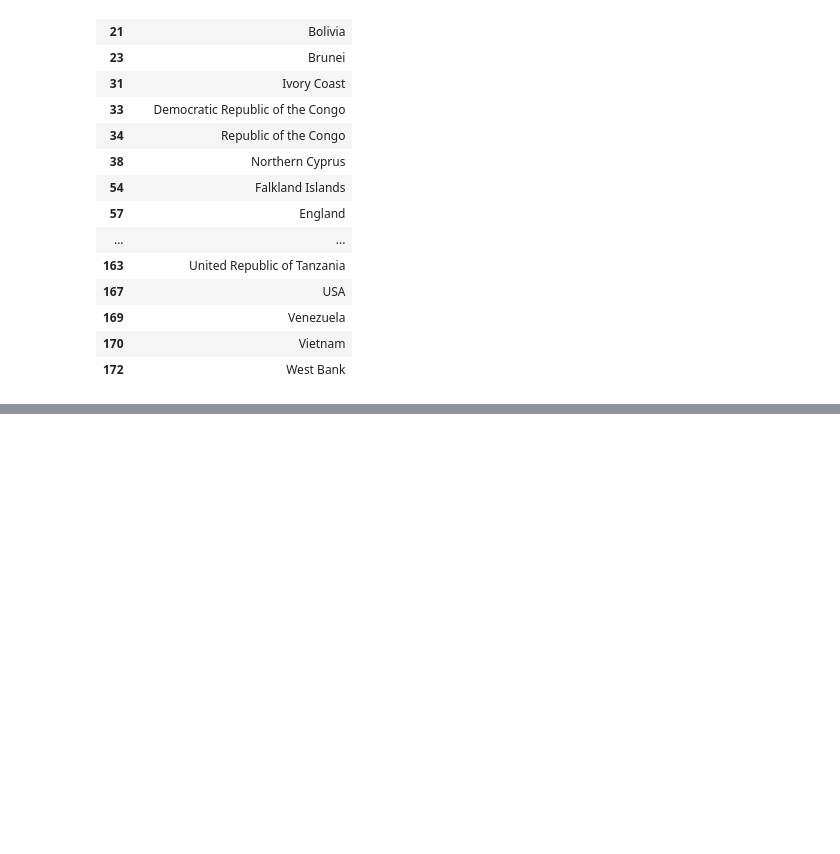
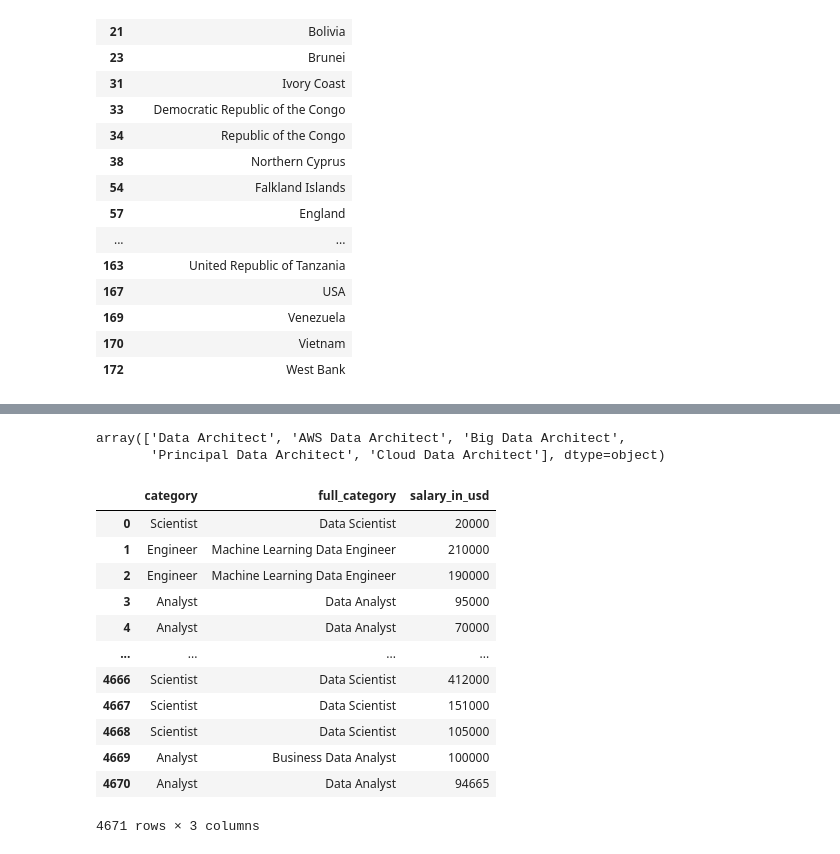
Before and after one commit to daphneyyy/dsc106-final-project, a Jupyter notebook: dsc106_project.ipynb, the cells around one changed output, grey strips where cells are left out. Drawn from its saved outputs; the diff is of its cells as text; code cells hidden in the pictures; blank space fills up the shorter version.

```diff
--- a/dsc106_project.ipynb
+++ b/dsc106_project.ipynb
@@ -321,0 +322,64 @@ geo[~geo['countryA'].isin(country_code['Name'])]
+# %%
+data[data['job_title'].str.contains('Arch')]['job_title'].unique()
+# %% [output]
+array(['Data Architect', 'AWS Data Architect', 'Big Data Architect',
+       'Principal Data Architect', 'Cloud Data Architect'], dtype=object)
+# %%
+def category(x):
+    x = x.lower()
+    if 'ana' in x:
+        return 'Analyst'
+    elif 'eng' in x:
+        return 'Engineer'
+    elif 'arch' in x:
+        return 'Architect'
+    elif 'sci' in x:
+        return 'Scientist'
+    elif 'developer' in x:
+        return 'Developer'
+    else:
+        return 'Others'
+# %%
+def sub_category(x):
+    x = x.lower()
+    if 'machine learning' in x or 'ml' in x:
+        return 'Machine Learning'
+    elif 'deep learning' in x or 'dl' in x:
+        return 'Deep Learning'
+    elif 'business intelligence' in x or 'bi' in x:
+        return 'Business Intelligence'
+    elif 'big data' in x or 'bd' in x:
+        return 'Big Data'
+    elif 'cloud' in x or 'aws' in x or 'azure' in x or 'gcp' in x:
+        return 'Cloud'
+    elif 'finan' in x or 'business' in x:
+        return 'Business'
+    else:
+        return 'Others'
+# %%
+data['category'] = data['job_title'].apply(category)
+data['sub_category'] = data['job_title'].apply(sub_category)
+
+def assign_full_category(row):
+    if row['sub_category'] != 'Others':
+        return row['sub_category'] + ' Data ' + row['category']
+    else:
+        return 'Data ' + row['category']
+
+data['full_category'] = data.apply(assign_full_category, axis=1)
+# %%
+data[['category', 'full_category', 'salary_in_usd']]
+# %% [output]
+|  | category | full_category | salary_in_usd |
+| 0 | Scientist | Data Scientist | 20000 |
+| 1 | Engineer | Machine Learning Data Engineer | 210000 |
+| 2 | Engineer | Machine Learning Data Engineer | 190000 |
+| 3 | Analyst | Data Analyst | 95000 |
+| 4 | Analyst | Data Analyst | 70000 |
+| ... | ... | ... | ... |
+| 4666 | Scientist | Data Scientist | 412000 |
+| 4667 | Scientist | Data Scientist | 151000 |
+| 4668 | Scientist | Data Scientist | 105000 |
+| 4669 | Analyst | Business Data Analyst | 100000 |
+| 4670 | Analyst | Data Analyst | 94665 |
+4671 rows × 3 columns
```
Also changed, not shown: parts of 5 cells of this notebook, 5 other files.
